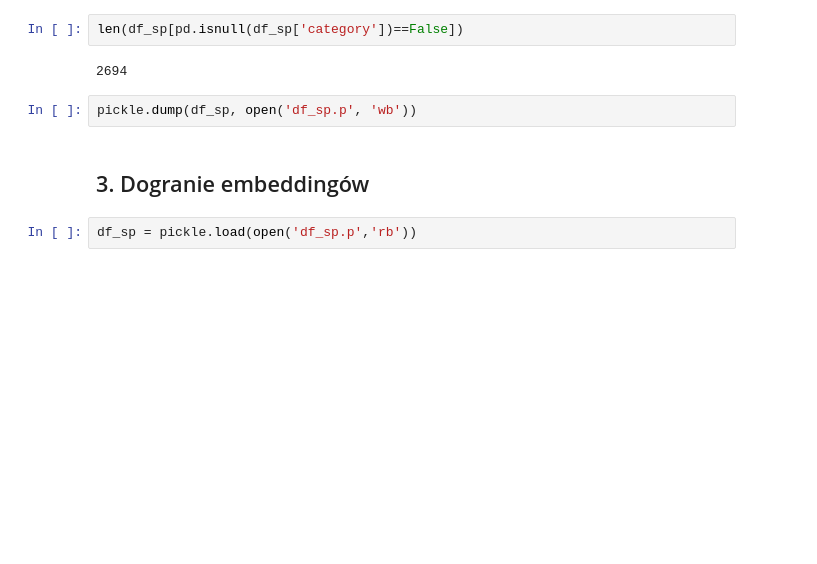
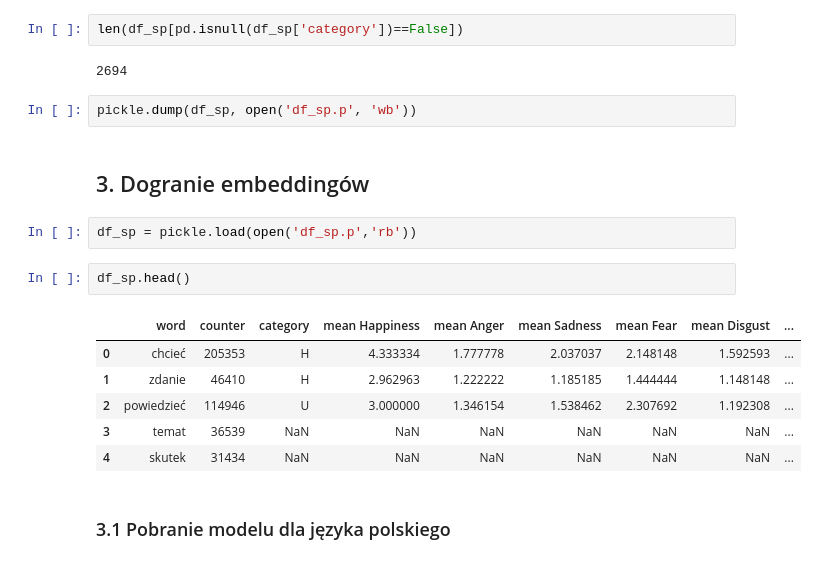
Before and after one commit to magda-lena-b/praca, a Jupyter notebook: 13_przypisanie_sentymentu.ipynb, the cells around one changed output. Saved outputs shown, nothing was run; the diff lists cells and outputs as text; blank space fills up the shorter version.

```diff
--- a/13_przypisanie_sentymentu.ipynb
+++ b/13_przypisanie_sentymentu.ipynb
@@ -211,3 +197,15 @@ pickle.dump(df_sp, open('df_sp.p', 'wb'))
 ## 3. Dogranie embeddingów
 # %%
 df_sp = pickle.load(open('df_sp.p','rb'))
+# %%
+df_sp.head()
+# %% [output]
+|  | word | counter | category | mean Happiness | mean Anger | mean Sadness | mean Fear | mean Disgust | ... |
+| 0 | chcieć | 205353 | H | 4.333334 | 1.777778 | 2.037037 | 2.148148 | 1.592593 | ... |
+| 1 | zdanie | 46410 | H | 2.962963 | 1.222222 | 1.185185 | 1.444444 | 1.148148 | ... |
+| 2 | powiedzieć | 114946 | U | 3.000000 | 1.346154 | 1.538462 | 2.307692 | 1.192308 | ... |
+| 3 | temat | 36539 | NaN | NaN | NaN | NaN | NaN | NaN | ... |
+| 4 | skutek | 31434 | NaN | NaN | NaN | NaN | NaN | NaN | ... |
+# %% [markdown]
+
+### 3.1 Pobranie modelu dla języka polskiego
```
Also changed, not shown: parts of 15 cells of this notebook.
